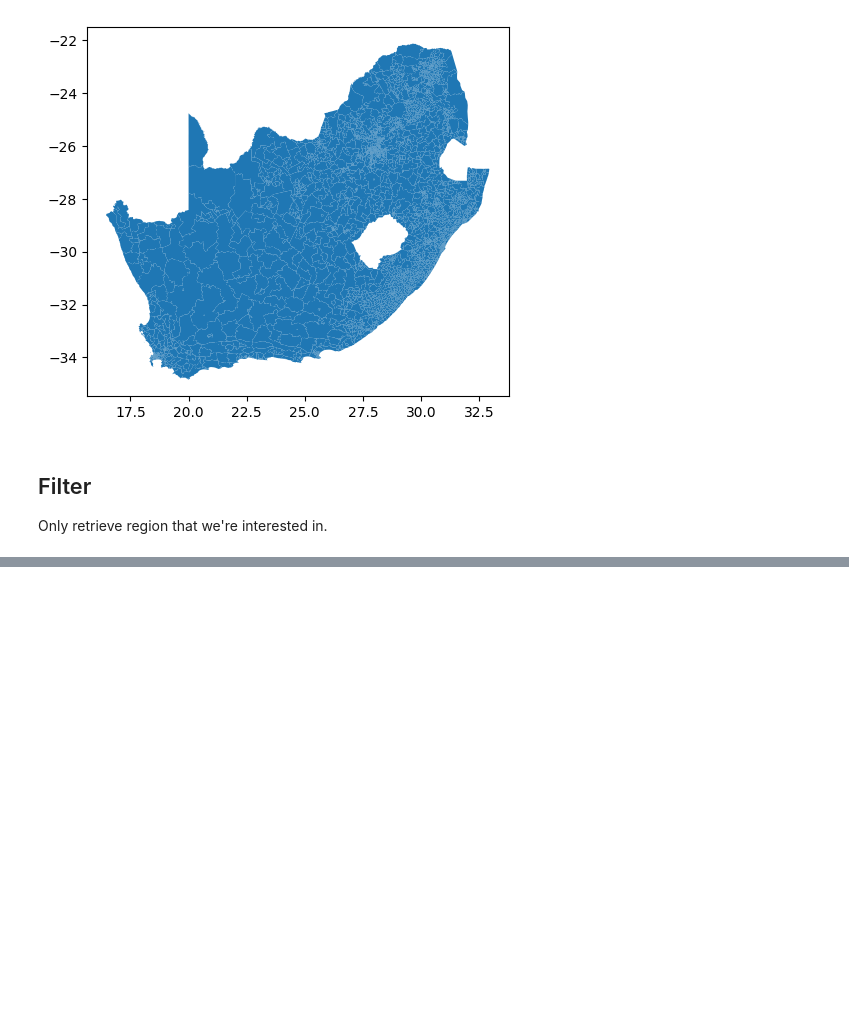
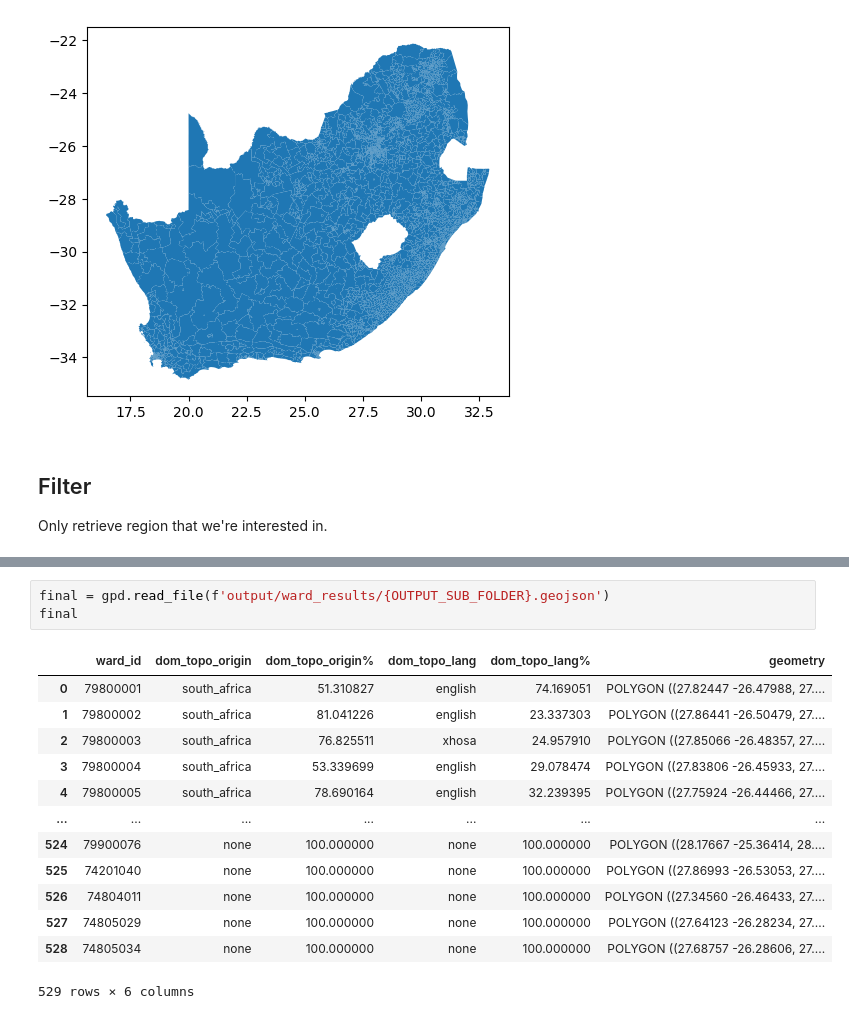
Before and after one commit to Emily-RoseSteyn/south-africa-street-history-mapping, a Jupyter notebook: notebooks/ward-results.ipynb, the cells around one changed output, grey strips where cells are left out. Saved outputs shown, nothing was run; the diff lists cells and outputs as text; blank space fills up the shorter version.

```diff
--- a/notebooks/ward-results.ipynb
+++ b/notebooks/ward-results.ipynb
@@ -121,0 +237,17 @@ process_polygon(processed_boundary, 'johannesburg')
+# %%
+final = gpd.read_file(f'output/ward_results/{OUTPUT_SUB_FOLDER}.geojson')
+final
+# %% [output]
+|  | ward_id | dom_topo_origin | dom_topo_origin% | dom_topo_lang | dom_topo_lang% | geometry |
+| 0 | 79800001 | south_africa | 51.310827 | english | 74.169051 | POLYGON ((27.82447 -26.47988, 27.... |
+| 1 | 79800002 | south_africa | 81.041226 | english | 23.337303 | POLYGON ((27.86441 -26.50479, 27.... |
+| 2 | 79800003 | south_africa | 76.825511 | xhosa | 24.957910 | POLYGON ((27.85066 -26.48357, 27.... |
+| 3 | 79800004 | south_africa | 53.339699 | english | 29.078474 | POLYGON ((27.83806 -26.45933, 27.... |
+| 4 | 79800005 | south_africa | 78.690164 | english | 32.239395 | POLYGON ((27.75924 -26.44466, 27.... |
+| ... | ... | ... | ... | ... | ... | ... |
+| 524 | 79900076 | none | 100.000000 | none | 100.000000 | POLYGON ((28.17667 -25.36414, 28.... |
+| 525 | 74201040 | none | 100.000000 | none | 100.000000 | POLYGON ((27.86993 -26.53053, 27.... |
+| 526 | 74804011 | none | 100.000000 | none | 100.000000 | POLYGON ((27.34560 -26.46433, 27.... |
+| 527 | 74805029 | none | 100.000000 | none | 100.000000 | POLYGON ((27.64123 -26.28234, 27.... |
+| 528 | 74805034 | none | 100.000000 | none | 100.000000 | POLYGON ((27.68757 -26.28606, 27.... |
+529 rows × 6 columns
```
Also changed, not shown: parts of 15 cells of this notebook, 1 other file.
